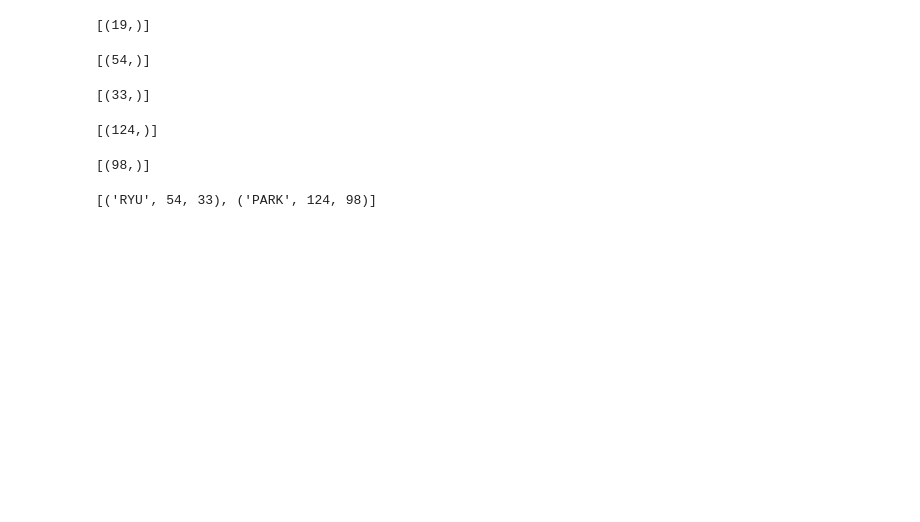
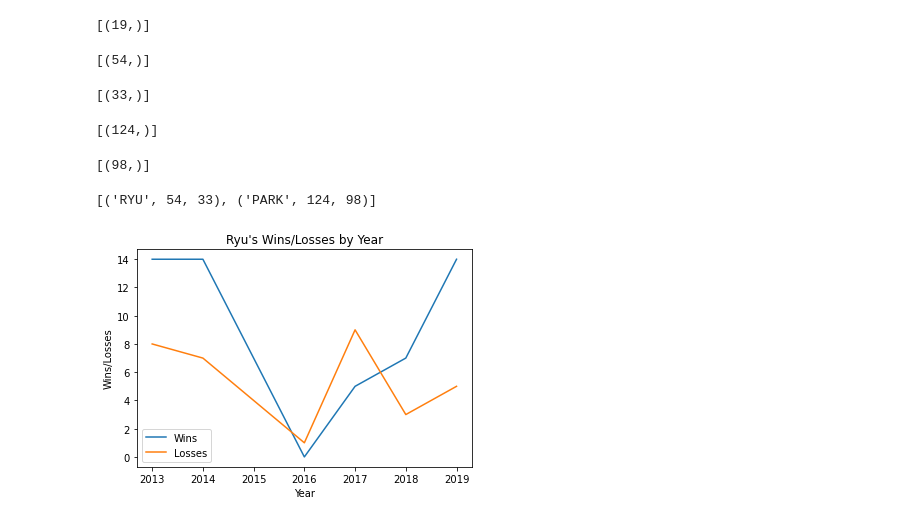
Before and after one commit to nogibjj/song3, a Jupyter notebook: query.ipynb, the cells around one changed output. Drawn from its saved outputs; the diff is of its cells as text; code cells hidden in the pictures; blank space fills up the shorter version.

Commit message:
added plot

```diff
--- a/query.ipynb
+++ b/query.ipynb
@@ -78,3 +78,26 @@ cur.execute("""SELECT * FROM pitchers""")
 cur.fetchall()
 # %% [output]
 [('RYU', 54, 33), ('PARK', 124, 98)]
+# %%
+# visualize Ryu's data from database
+import matplotlib.pyplot as plt
+
+cur.execute("SELECT * FROM pitching WHERE playerID == 'ryuhy01'")
+YEAR = []
+Wins = []
+Losses = []
+
+for row in cur:
+    YEAR.append(row[2])
+    Wins.append(row[7])
+    Losses.append(row[8])
+
+plt.plot(YEAR, Wins, label = "Wins")
+plt.plot(YEAR, Losses, label = "Losses")
+plt.xlabel("Year")
+plt.ylabel("Wins/Losses")
+plt.title("Ryu's Wins/Losses by Year")
+plt.legend()
+plt.show()
+# %% [output]
+[figure, added]
```
Also changed, not shown: parts of 1 cell of this notebook.
